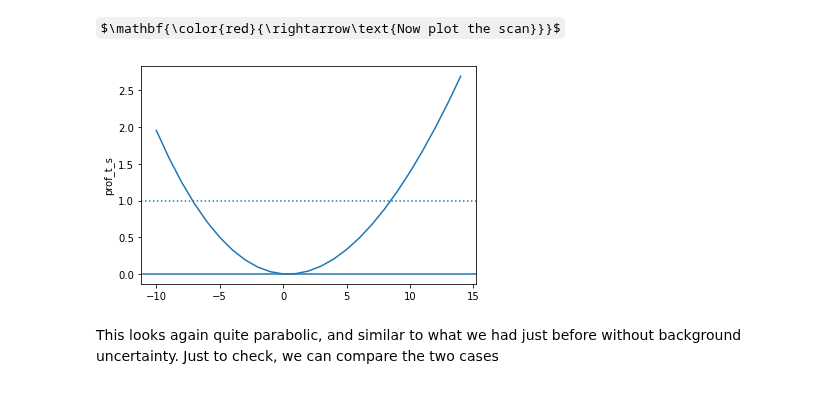
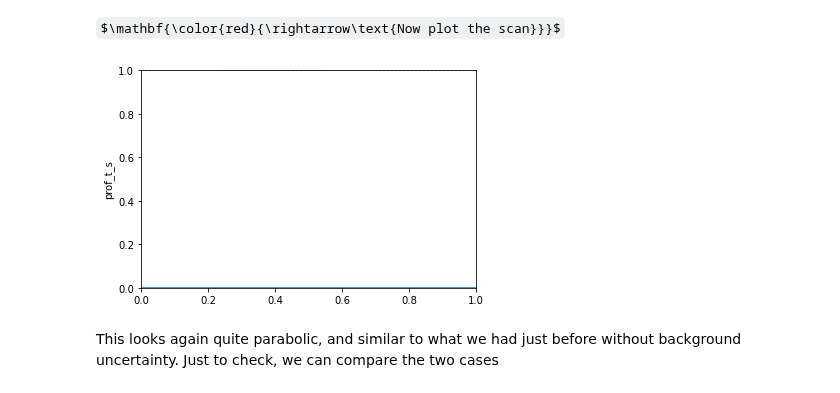
Before and after one commit to fastprof-hep/stats-tutorial, a Jupyter notebook: Zuoz2022/notebook2.ipynb, the cells around one changed output. Saved outputs shown, nothing was run; the diff lists cells and outputs as text; code cells hidden in the pictures; some formulas as TeX source.

```diff
--- a/Zuoz2022/notebook2.ipynb
+++ b/Zuoz2022/notebook2.ipynb
@@ -323,12 +318,12 @@ def prof_t_s(s_val) :
 # %% [markdown]
 $\mathbf{\color{red}{\rightarrow\text{Now plot the scan}}}$
 # %%
-plt.plot(s_vals, [ prof_t_s(s_val) for s_val in s_vals ])
+pass # plotting code here
 plt.axhline(0)
 plt.axhline(1, linestyle=':')
 plt.ylabel('prof_t_s');
 # %% [output]
-[figure, old version]
+[figure, new version]
 # %% [markdown]
 This looks again quite parabolic, and similar to what we had just before without background uncertainty. Just to check, we can compare the two cases
 # %%
```
Also changed, not shown: parts of 38 cells of this notebook.
